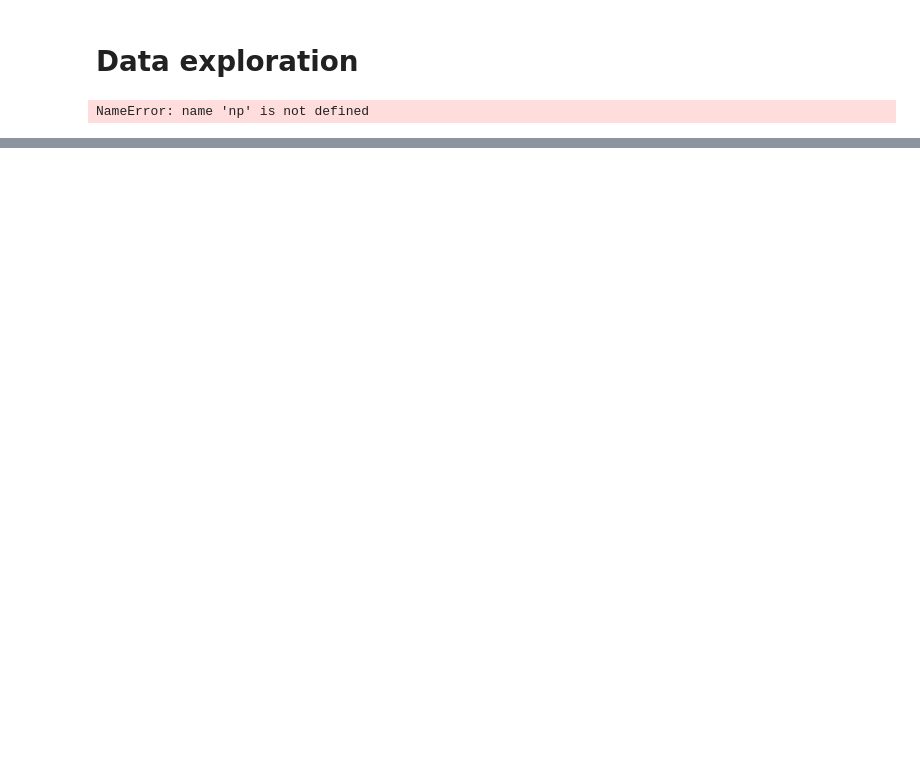
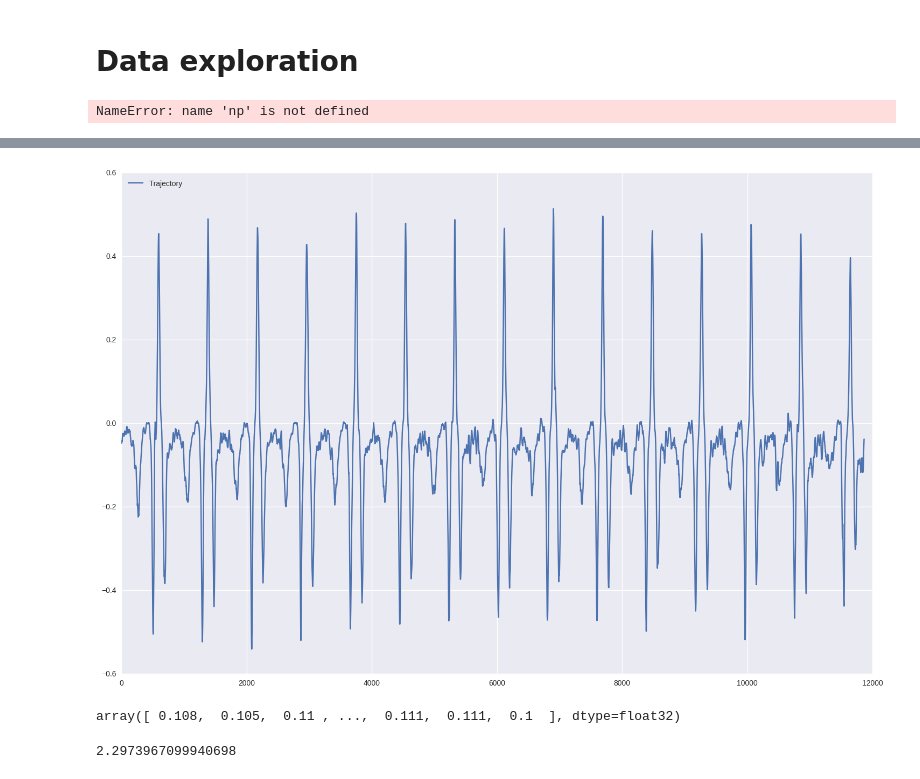
Before and after one commit to balancap/SDC-Behavioral-Cloning, a Jupyter notebook: behavioral-cloning.ipynb, the cells around one changed output, grey strips where cells are left out. Cells and saved outputs as stored; diff of their text form; code cells hidden in the pictures; blank space fills up the shorter version.

Commit message:
UPDATE: Computation of Curvature.

```diff
--- a/behavioral-cloning.ipynb
+++ b/behavioral-cloning.ipynb
@@ -137,0 +138,42 @@ plt.show()
+# %%
+# Curvature estimate...
+delta = 10
+
+def deriv(x, dt):
+    dx1 = (x[2*delta:] - x[delta:-delta] )
+#     dx1[:, 0] = dx1[:, 0] / (2. * dt[delta:])
+#     dx1[:, 1] = dx1[:, 1] / (2. * dt[delta:])
+
+    dx2 = (x[delta:-delta] - x[:-2*delta] )
+#     dx2[:, 0] = dx2[:, 0] / (2. * dt[:-delta])
+#     dx2[:, 1] = dx2[:, 1] / (2. * dt[:-delta])
+
+    dx = dx1 + dx2
+    return dx / 2. / delta, dt[delta:-delta]
+
+# First derivative...
+dx, dt1 = deriv(x, dt_array)
+
+# Second derivative...
+ddx, dt2 = deriv(dx, dt1)
+dx = dx[delta: -delta]
+
+kappa = ddx[:,1] * dx[:,0] - ddx[:,0] * dx[:,1] / ((dx[:, 0]**2 + dx[:, 1]**2) ** 1.5)
+# %%
+plt.plot(-kappa * length  , label='Trajectory')
+# plt.plot(data['angle_sth16'], label='Post-smooth16')
+# plt.plot(data['angle_rsth16'], label='Pre-smooth16')
+# plt.plot(data['angle_pre6'], label='Pre-avg6')
+
+plt.legend(loc='upper left')
+plt.show()
+# %% [output]
+[figure, added]
+# %%
+dt_array
+# %% [output]
+array([ 0.108,  0.105,  0.11 , ...,  0.111,  0.111,  0.1  ], dtype=float32)
+# %%
+2**1.2
+# %% [output]
+2.2973967099940698
```
Also changed, not shown: parts of 3 cells of this notebook, 1 other file.
